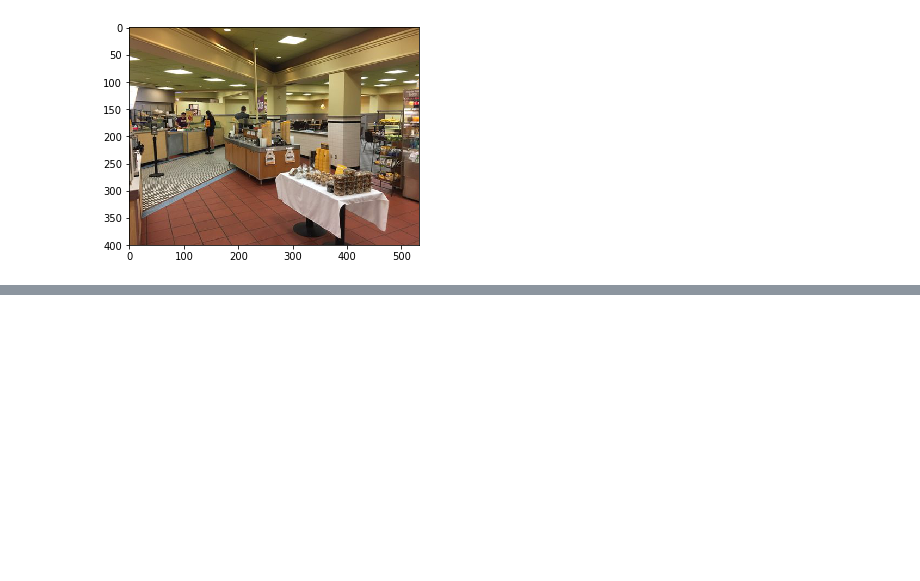
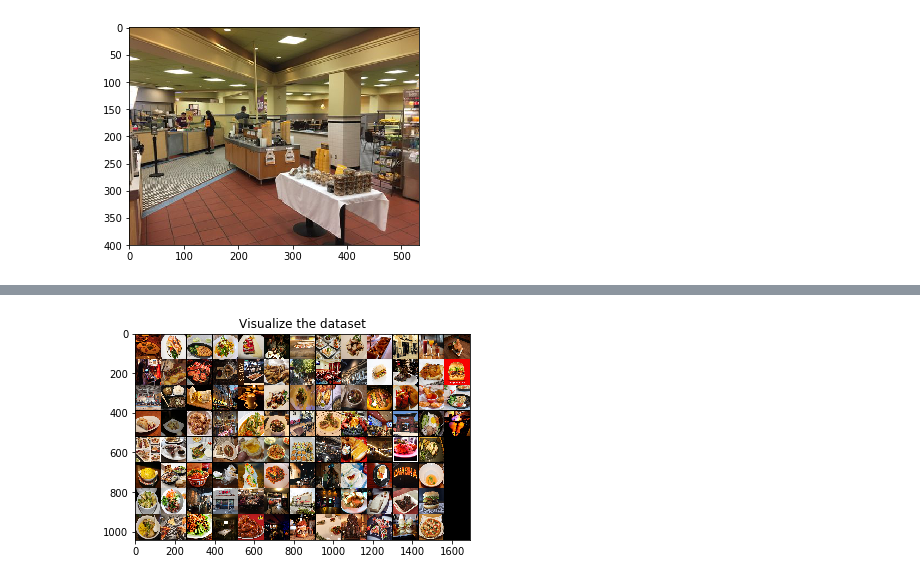
Before and after one commit to EddieYT/519projecct, a Jupyter notebook: CNN_trial.ipynb, the cells around one changed output, grey strips where cells are left out. Cells and saved outputs as stored; diff of their text form; code cells hidden in the pictures; blank space fills up the shorter version.

```diff
--- a/CNN_trial.ipynb
+++ b/CNN_trial.ipynb
@@ -161,3 +161,22 @@ imshow(torchvision.utils.make_grid(images))
+# %%
+# # Visualize the dataset
+def imshow(img):
+#     img = img / 2 + 0.5     # unnormalize
+    npimg = img.numpy()
+    plt.title('Visualize the dataset')
+    plt.imshow(np.transpose(npimg))
+#     plt.imshow(np.transpose(npimg, (1, 2, 0))/255)
+
+
+# get some random training images
+dataiter = iter(test_loader)
+images, labels = dataiter.next()
+
+# show images
+imshow(torchvision.utils.make_grid(images))
+# plt.imshow(resized_data)
+# %% [output]
+[figure, added]
 # %%
 # Simple neural network
 class Net(nn.Module):
```
Also changed, not shown: parts of 6 cells of this notebook.
